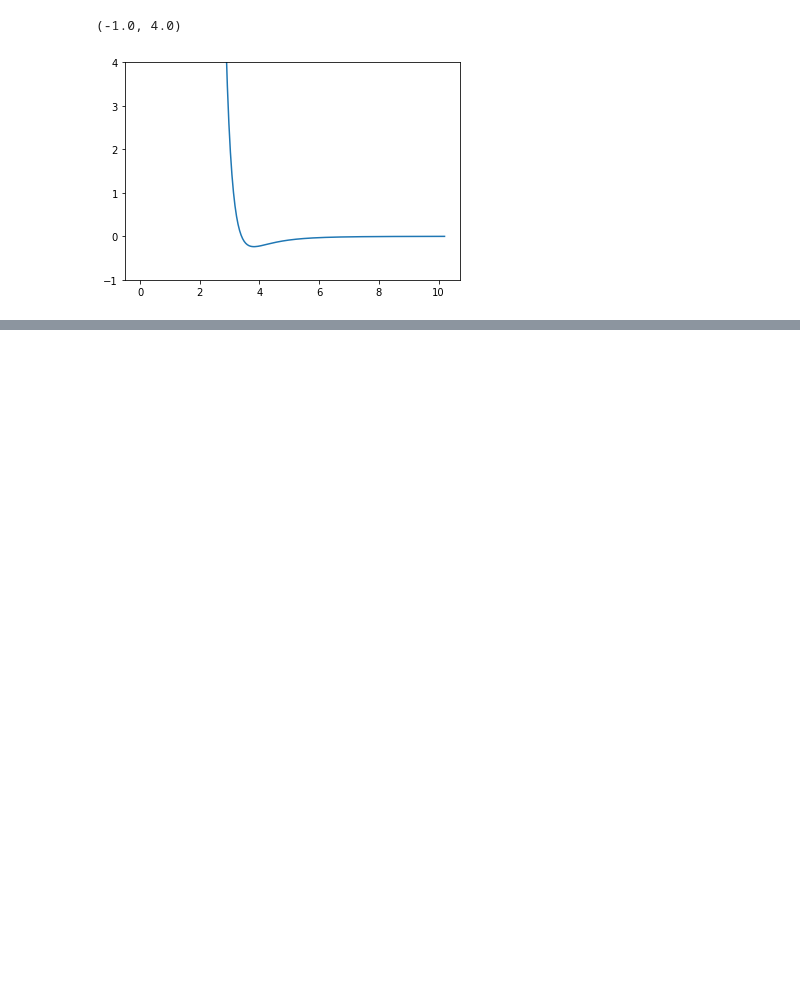
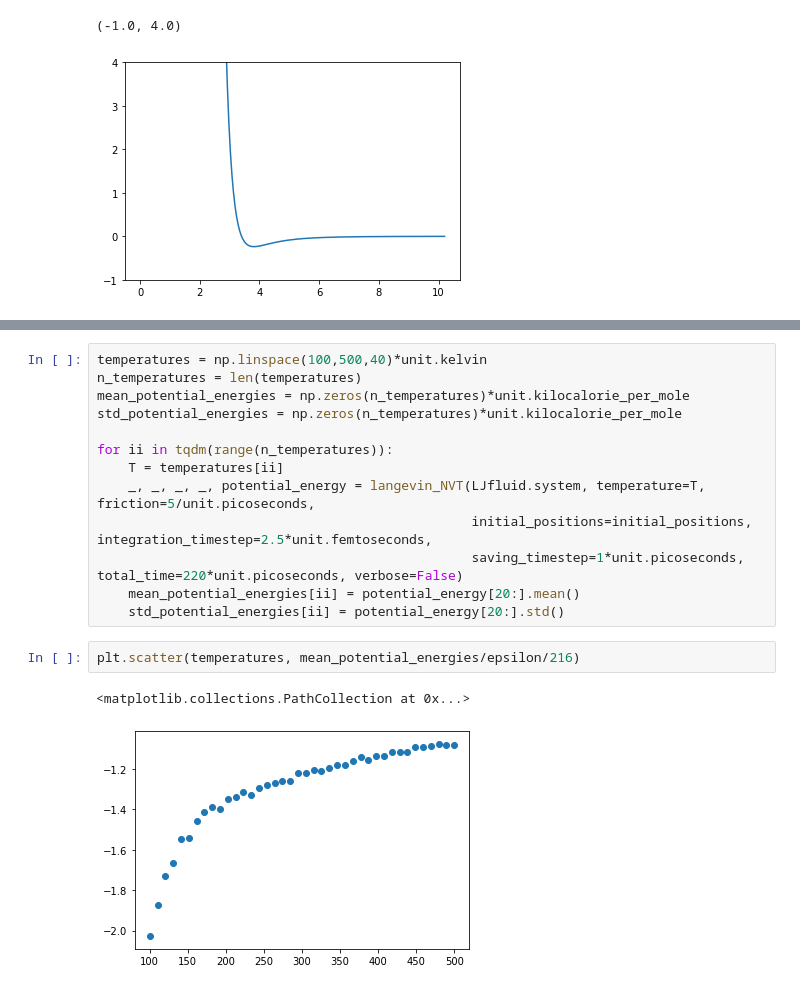
Before and after one commit to uibcdf/REMD_testbed, a Jupyter notebook: LJ_Umbrella_Sampling.ipynb, the cells around one changed output, grey strips where cells are left out. Drawn from its saved outputs; the diff is of its cells as text; blank space fills up the shorter version.

```diff
--- a/LJ_Umbrella_Sampling.ipynb
+++ b/LJ_Umbrella_Sampling.ipynb
@@ -78,0 +107,18 @@ Quantity(value=1.02, unit=nanometer)
+# %%
+temperatures = np.linspace(100,500,40)*unit.kelvin
+n_temperatures = len(temperatures)
+mean_potential_energies = np.zeros(n_temperatures)*unit.kilocalorie_per_mole
+std_potential_energies = np.zeros(n_temperatures)*unit.kilocalorie_per_mole
+
+for ii in tqdm(range(n_temperatures)):
+    T = temperatures[ii]
+    _, _, _, _, potential_energy = langevin_NVT(LJfluid.system, temperature=T, friction=5/unit.picoseconds,
+                                                initial_positions=initial_positions, integration_timestep=2.5*unit.femtoseconds,
+                                                saving_timestep=1*unit.picoseconds, total_time=220*unit.picoseconds, verbose=False)
+    mean_potential_energies[ii] = potential_energy[20:].mean()
+    std_potential_energies[ii] = potential_energy[20:].std()
+# %%
+plt.scatter(temperatures, mean_potential_energies/epsilon/216)
+# %% [output]
+<matplotlib.collections.PathCollection at 0x...>
+[figure, added]
```
Also changed, not shown: parts of 30 cells of this notebook.
